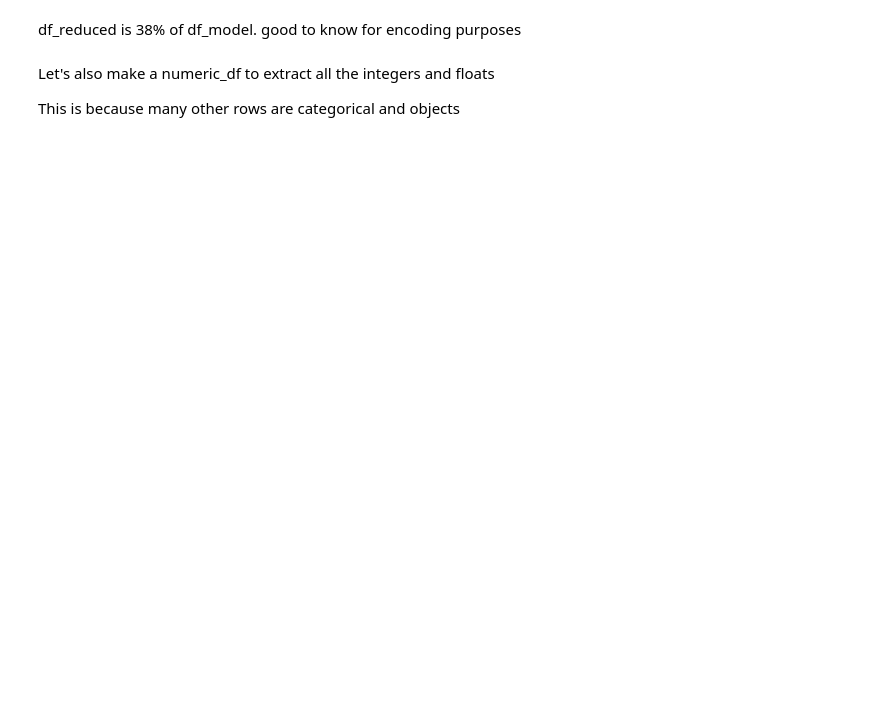
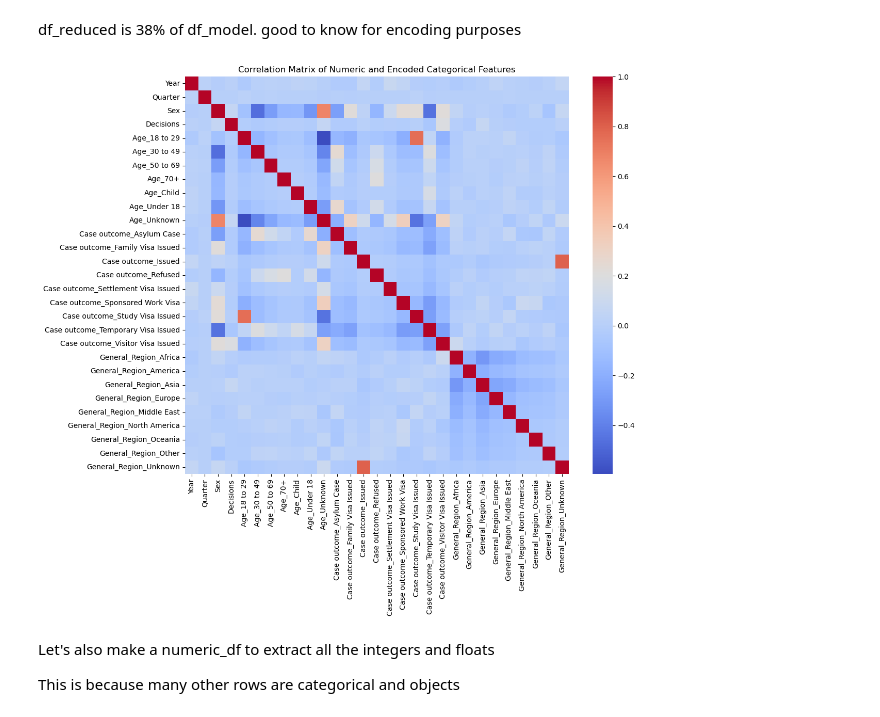
Before and after one commit to psmith1011/CS_UK_Immigration, a Jupyter notebook: Notebook_Code_Files/Book 4_CS_UK_Immigration_Psmith_Modelling.ipynb, the cells around one changed output. Cells and saved outputs as stored; diff of their text form; code cells hidden in the pictures; blank space fills up the shorter version.

Commit message:
new updated model file

```diff
--- a/Notebook_Code_Files/Book 4_CS_UK_Immigration_Psmith_Modelling.ipynb
+++ b/Notebook_Code_Files/Book 4_CS_UK_Immigration_Psmith_Modelling.ipynb
@@ -61,7 +61,7 @@ warnings.filterwarnings('ignore')
 #see max columns
 pd.options.display.max_columns = None
 # %%
-file_path = r'C:\Users\kamik\Downloads\df_model.csv'
+file_path = r'C:\Users\patri\Downloads\df_model.csv'
 
 df_model = pd.read_csv(file_path, low_memory=False)
 # %% [markdown]
@@ -124,5 +126,5 @@ Making a df without nationality and occupation in case we need to. Unnecesary cl
 # %%
-df_reduced = df_model.drop(['Nationality', 'Occupation'], axis=1)
+df_reduced = df_model.drop(['Nationality', 'Occupation', 'Industry', 'Region'], axis=1)
 # %%
 df_reduced.duplicated().sum()
 # %% [output]
@@ -136,5 +180,23 @@ We have 350033 rows and 9 columns with string, floats and integers in our clean
 # %% [markdown]
 df_reduced is 38% of df_model. good to know for encoding purposes
+# %%
+import pandas as pd
+import seaborn as sns
+import matplotlib.pyplot as plt
+
+# Automatically detect and one-hot encode all categorical (object-type) columns
+categorical_cols = df_reduced.select_dtypes(include=['object']).columns
+df_reduced = pd.get_dummies(df_reduced, columns=categorical_cols)
+
+# Numeric columns, allowing for correlation calculation
+corr_matrix = df_reduced.corr()
+
+plt.figure(figsize=(12, 10))  # Adjust the size as needed
+sns.heatmap(corr_matrix, cmap='coolwarm', cbar=True)
+plt.title('Correlation Matrix of Numeric and Encoded Categorical Features')
+plt.show()
+# %% [output]
+[figure, added]
 # %% [markdown]
 Let's also make a numeric_df to extract all the integers and floats
 
```
Also changed, not shown: parts of 28 cells of this notebook, 1 other file.
